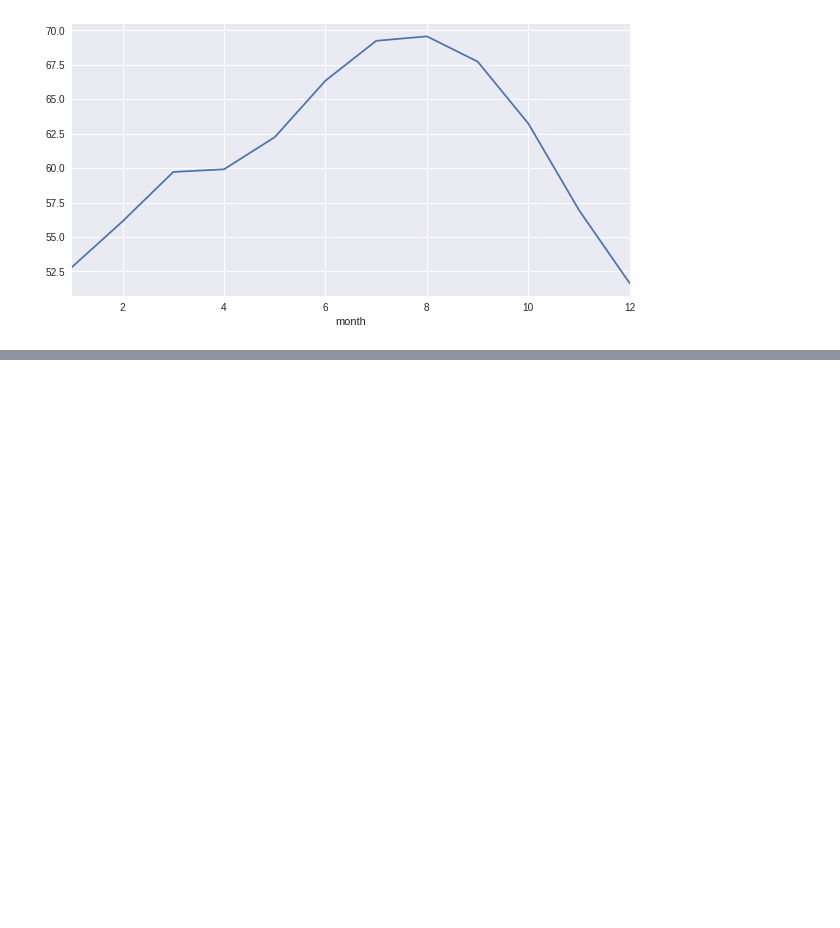
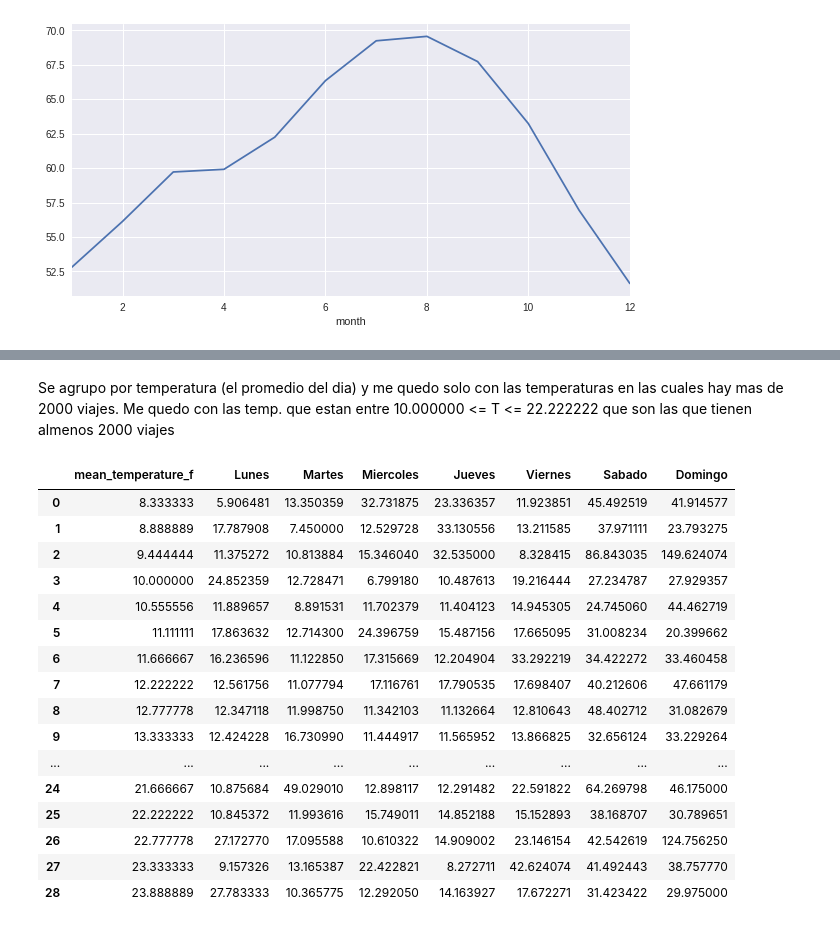
Before and after one commit to Gnahue/sanFranciscoBiclas, a Jupyter notebook: Analisis Exploratorio/AnalisisExploratorioTP1.ipynb, the cells around one changed output, grey strips where cells are left out. Saved outputs shown, nothing was run; the diff lists cells and outputs as text; code cells hidden in the pictures; blank space fills up the shorter version.

```diff
--- a/Analisis Exploratorio/AnalisisExploratorioTP1.ipynb
+++ b/Analisis Exploratorio/AnalisisExploratorioTP1.ipynb
@@ -309,0 +532,8 @@ Lo que si podria explicarlo son los dias de vacaciones, pasamos a analizar esto
+# %%
+tripsMonday = tripsMergedCity[tripsMergedCity.dia == 'Monday']
+tripsTuesday = tripsMergedCity[tripsMergedCity.dia == 'Tuesday']
+tripsWednesday = tripsMergedCity[tripsMergedCity.dia == 'Wednesday']
+tripsThursday = tripsMergedCity[tripsMergedCity.dia == 'Thursday']
+tripsFriday = tripsMergedCity[tripsMergedCity.dia == 'Friday']
+tripsSaturday = tripsMergedCity[tripsMergedCity.dia == 'Saturday']
+tripsSunday = tripsMergedCity[tripsMergedCity.dia == 'Sunday']
@@ -309,0 +569,8 @@ Lo que si podria explicarlo son los dias de vacaciones, pasamos a analizar esto
+# %%
+dfMergedMonday = pd.merge(tripsMonday, dfMergedZipCodes, left_on=['city','start_date'], right_on=['city','date'])
+dfMergedThursday = pd.merge(tripsThursday, dfMergedZipCodes, left_on=['city','start_date'], right_on=['city','date'])
+dfMergedWednesday = pd.merge(tripsWednesday, dfMergedZipCodes, left_on=['city','start_date'], right_on=['city','date'])
+dfMergedTuesday = pd.merge(tripsTuesday, dfMergedZipCodes, left_on=['city','start_date'], right_on=['city','date'])
+dfMergedFriday = pd.merge(tripsFriday, dfMergedZipCodes, left_on=['city','start_date'], right_on=['city','date'])
+dfMergedSaturday = pd.merge(tripsSaturday, dfMergedZipCodes, left_on=['city','start_date'], right_on=['city','date'])
+dfMergedSunday = pd.merge(tripsSunday, dfMergedZipCodes, left_on=['city','start_date'], right_on=['city','date'])
@@ -309,0 +605,45 @@ Lo que si podria explicarlo son los dias de vacaciones, pasamos a analizar esto
+# %% [markdown]
+Se agrupo por temperatura (el promedio del dia) y me quedo solo con las temperaturas en las cuales hay mas de 2000 viajes.
+Me quedo con las temp. que estan entre 10.000000 <= T <= 22.222222 que son las que tienen almenos 2000 viajes
+# %%
+dfMergedGroupedMeanMonday = dfMergedMonday.groupby('mean_temperature_f', as_index=False)['duration'].mean()
+dfMergedGroupedMeanMonday.columns = ['mean_temperature_f', 'Lunes']
+dfMergedGroupedMeanTuesday = dfMergedTuesday.groupby('mean_temperature_f', as_index=False)['duration'].mean()
+dfMergedGroupedMeanTuesday.columns = ['mean_temperature_f', 'Martes']
+dfMergedGroupedMeanWednesday = dfMergedWednesday.groupby('mean_temperature_f', as_index=False)['duration'].mean()
+dfMergedGroupedMeanWednesday.columns = ['mean_temperature_f', 'Miercoles']
+dfMergedGroupedMeanThursday = dfMergedThursday.groupby('mean_temperature_f', as_index=False)['duration'].mean()
+dfMergedGroupedMeanThursday.columns = ['mean_temperature_f', 'Jueves']
+dfMergedGroupedMeanFriday = dfMergedFriday.groupby('mean_temperature_f', as_index=False)['duration'].mean()
+dfMergedGroupedMeanFriday.columns = ['mean_temperature_f', 'Viernes']
+dfMergedGroupedMeanSaturday = dfMergedSaturday.groupby('mean_temperature_f', as_index=False)['duration'].mean()
+dfMergedGroupedMeanSaturday.columns = ['mean_temperature_f', 'Sabado']
+dfMergedGroupedMeanSunday = dfMergedSunday.groupby('mean_temperature_f', as_index=False)['duration'].mean()
+dfMergedGroupedMeanSunday.columns = ['mean_temperature_f', 'Domingo']
+#dfMergedGroupedMean
+
+dfMergedGroupedMean = pd.merge(dfMergedGroupedMeanMonday, dfMergedGroupedMeanTuesday, on='mean_temperature_f')
+dfMergedGroupedMean = pd.merge(dfMergedGroupedMean, dfMergedGroupedMeanWednesday, on='mean_temperature_f')
+dfMergedGroupedMean = pd.merge(dfMergedGroupedMean, dfMergedGroupedMeanThursday, on='mean_temperature_f')
+dfMergedGroupedMean = pd.merge(dfMergedGroupedMean, dfMergedGroupedMeanFriday, on='mean_temperature_f')
+dfMergedGroupedMean = pd.merge(dfMergedGroupedMean, dfMergedGroupedMeanSaturday, on='mean_temperature_f')
+dfMergedGroupedMean = pd.merge(dfMergedGroupedMean, dfMergedGroupedMeanSunday, on='mean_temperature_f')
+dfMergedGroupedMean
+# %% [output]
+|  | mean_temperature_f | Lunes | Martes | Miercoles | Jueves | Viernes | Sabado | Domingo |
+| 0 | 8.333333 | 5.906481 | 13.350359 | 32.731875 | 23.336357 | 11.923851 | 45.492519 | 41.914577 |
+| 1 | 8.888889 | 17.787908 | 7.450000 | 12.529728 | 33.130556 | 13.211585 | 37.971111 | 23.793275 |
+| 2 | 9.444444 | 11.375272 | 10.813884 | 15.346040 | 32.535000 | 8.328415 | 86.843035 | 149.624074 |
+| 3 | 10.000000 | 24.852359 | 12.728471 | 6.799180 | 10.487613 | 19.216444 | 27.234787 | 27.929357 |
+| 4 | 10.555556 | 11.889657 | 8.891531 | 11.702379 | 11.404123 | 14.945305 | 24.745060 | 44.462719 |
+| 5 | 11.111111 | 17.863632 | 12.714300 | 24.396759 | 15.487156 | 17.665095 | 31.008234 | 20.399662 |
+| 6 | 11.666667 | 16.236596 | 11.122850 | 17.315669 | 12.204904 | 33.292219 | 34.422272 | 33.460458 |
+| 7 | 12.222222 | 12.561756 | 11.077794 | 17.116761 | 17.790535 | 17.698407 | 40.212606 | 47.661179 |
+| 8 | 12.777778 | 12.347118 | 11.998750 | 11.342103 | 11.132664 | 12.810643 | 48.402712 | 31.082679 |
+| 9 | 13.333333 | 12.424228 | 16.730990 | 11.444917 | 11.565952 | 13.866825 | 32.656124 | 33.229264 |
+| ... | ... | ... | ... | ... | ... | ... | ... | ... |
+| 24 | 21.666667 | 10.875684 | 49.029010 | 12.898117 | 12.291482 | 22.591822 | 64.269798 | 46.175000 |
+| 25 | 22.222222 | 10.845372 | 11.993616 | 15.749011 | 14.852188 | 15.152893 | 38.168707 | 30.789651 |
+| 26 | 22.777778 | 27.172770 | 17.095588 | 10.610322 | 14.909002 | 23.146154 | 42.542619 | 124.756250 |
+| 27 | 23.333333 | 9.157326 | 13.165387 | 22.422821 | 8.272711 | 42.624074 | 41.492443 | 38.757770 |
+| 28 | 23.888889 | 27.783333 | 10.365775 | 12.292050 | 14.163927 | 17.672271 | 31.423422 | 29.975000 |
```
Also changed, not shown: parts of 44 cells of this notebook.
